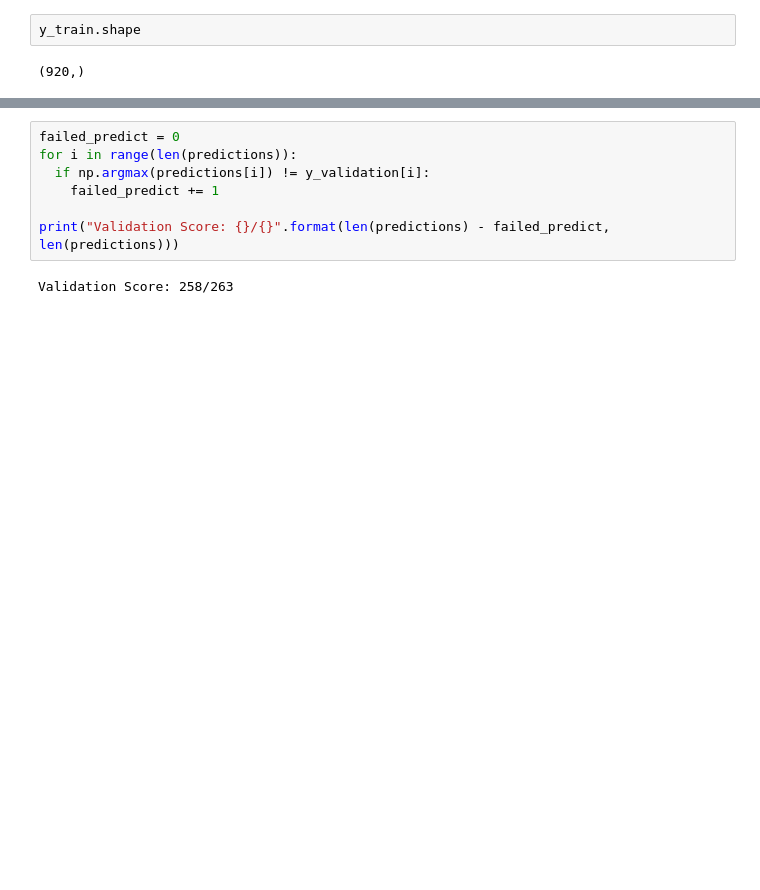
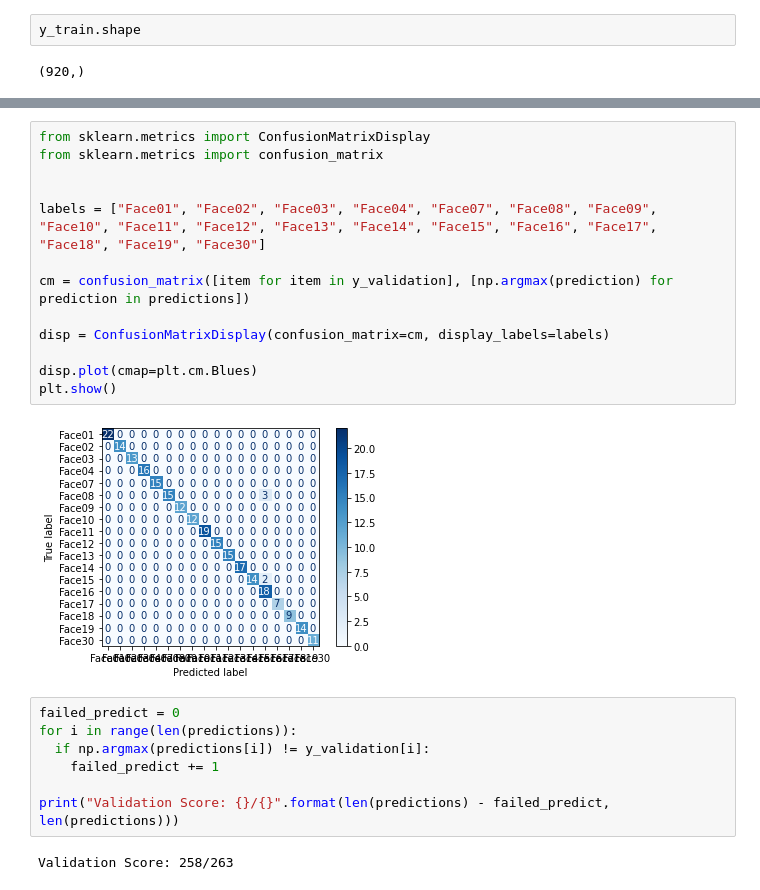
Before and after one commit to IramML/ailabschool-exam, a Jupyter notebook: option1/problem1/Examen_R1.ipynb, the cells around one changed output, grey strips where cells are left out. Cells and saved outputs as stored; diff of their text form; blank space fills up the shorter version.

Commit message:
Add confusion matrix

```diff
--- a/option1/problem1/Examen_R1.ipynb
+++ b/option1/problem1/Examen_R1.ipynb
@@ -382,3 +412,18 @@ array([[0.0000000e+00, 0.0000000e+00, 0.0000000e+00, ..., 0.0000000e+00,
+# %%
+from sklearn.metrics import ConfusionMatrixDisplay
+from sklearn.metrics import confusion_matrix
+
+
+labels = ["Face01", "Face02", "Face03", "Face04", "Face07", "Face08", "Face09", "Face10", "Face11", "Face12", "Face13", "Face14", "Face15", "Face16", "Face17", "Face18", "Face19", "Face30"]
+
+cm = confusion_matrix([item for item in y_validation], [np.argmax(prediction) for prediction in predictions])
+
+disp = ConfusionMatrixDisplay(confusion_matrix=cm, display_labels=labels)
+
+disp.plot(cmap=plt.cm.Blues)
+plt.show()
+# %% [output]
+[figure, added]
 # %%
 failed_predict = 0
 for i in range(len(predictions)):
```
Also changed, not shown: parts of 10 cells of this notebook.
